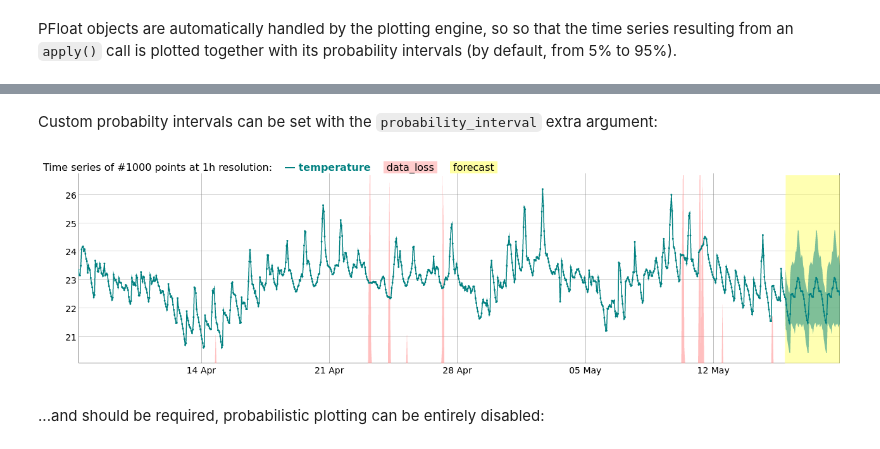
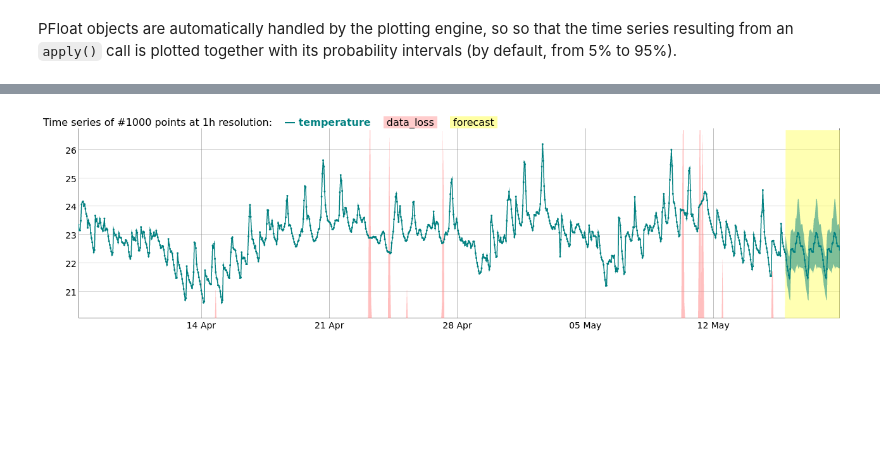
Before and after one commit to sarusso/Timeseria-notebooks, a Jupyter notebook: notebooks/Forecasting - Temperature - Probabilistic Periodic Averages.ipynb, the cells around one changed output, grey strips where cells are left out. Saved outputs shown, nothing was run; the diff lists cells and outputs as text; code cells hidden in the pictures; blank space fills up the shorter version.

```diff
--- a/notebooks/Forecasting - Temperature - Probabilistic Periodic Averages.ipynb
+++ b/notebooks/Forecasting - Temperature - Probabilistic Periodic Averages.ipynb
@@ -74,5 +74,5 @@ forecaster.predict(timeseries)[0]['temperature'].plot()
 # %% [markdown]
 PFloat objects are automatically handled by the plotting engine, so so that the time series resulting from an `apply()` call is plotted together with its probability intervals (by default, from 5% to 95%).
 # %%
-forecaster.apply(timeseries, steps=24*3)[-1000:].plot(image=False,probabilistic=True)
+forecaster.apply(timeseries, steps=24*3)[-1000:].plot()
 # %% [output]
@@ -80,8 +79 @@ forecaster.apply(timeseries, steps=24*3)[-1000:].plot(image=False,probabilistic=
+[figure, added]
-# %% [markdown]
-Custom probabilty intervals can be set with the ``probability_interval`` extra argument:
-# %%
-forecaster.apply(timeseries, steps=24*3)[-1000:].plot(probability_interval=[0.01,0.99])
-# %% [output]
-[figure, removed]
-# %% [markdown]
-...and should be required, probabilistic plotting can be entirely disabled:
```
Also changed, not shown: parts of 14 cells of this notebook, 1 other file.
